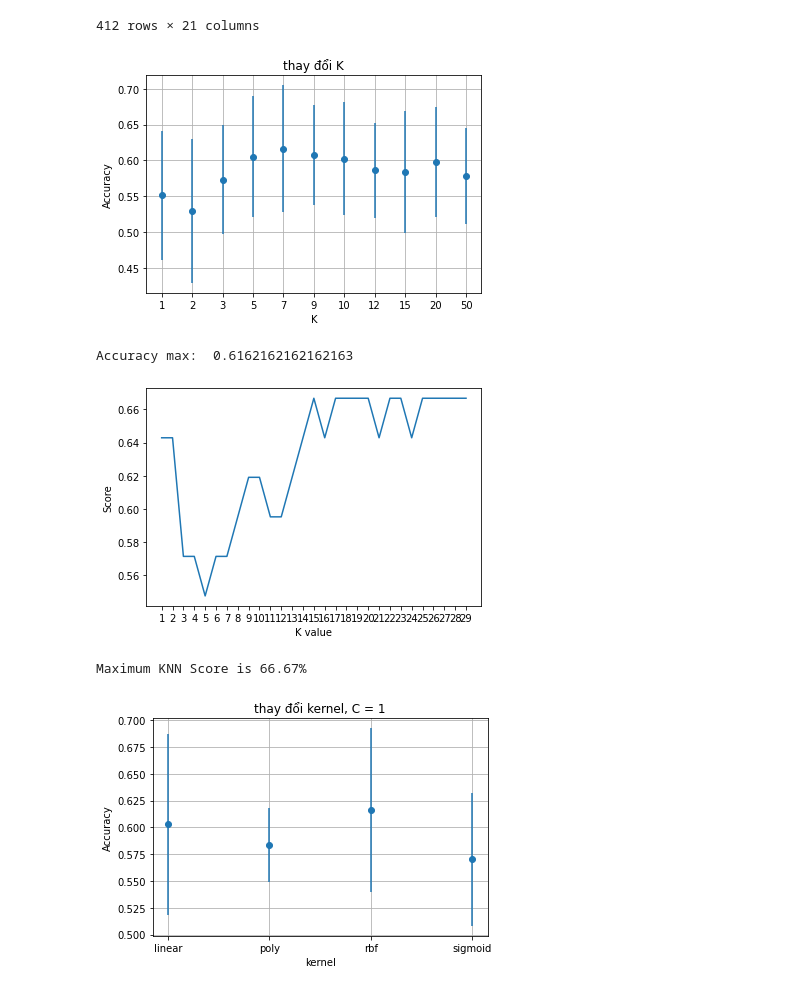
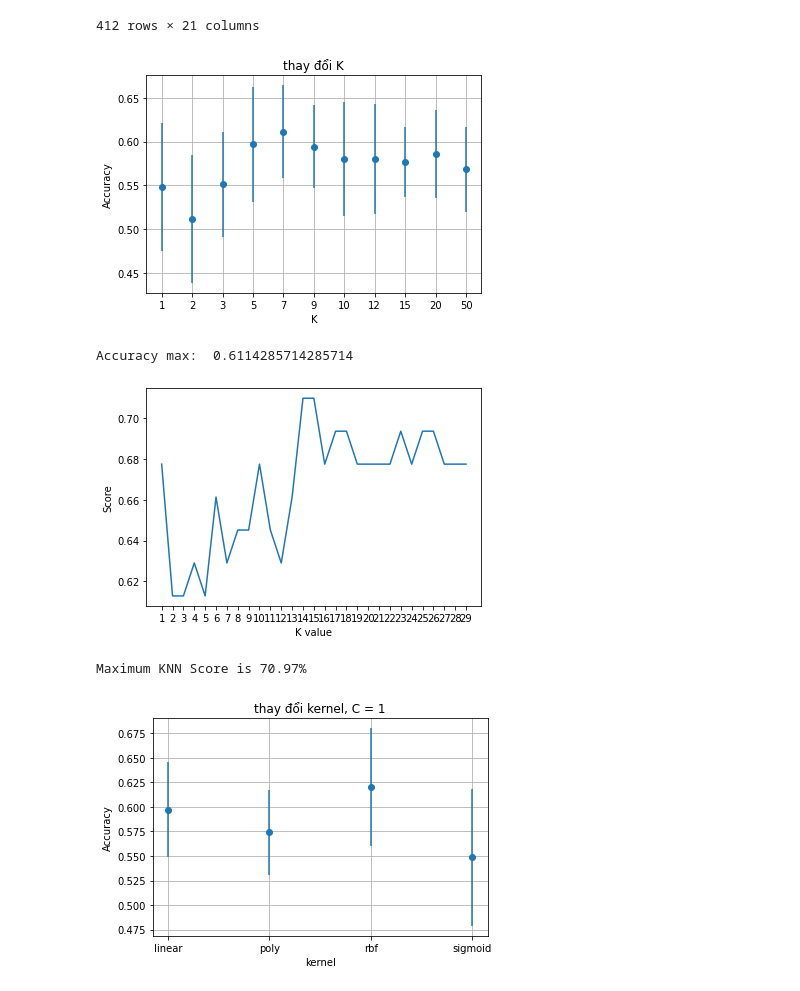
Before and after one commit to ddotu2612/BTL_MachineLearning, a Jupyter notebook: preprocessing/preprocessing_data_cirrhosis_disease.ipynb, the cells around one changed output. Drawn from its saved outputs; the diff is of its cells as text; code cells hidden in the pictures.

```diff
--- a/preprocessing/preprocessing_data_cirrhosis_disease.ipynb
+++ b/preprocessing/preprocessing_data_cirrhosis_disease.ipynb
@@ -519,7 +519,7 @@ from sklearn.model_selection import train_test_split
 from sklearn.neighbors import KNeighborsClassifier
 from tqdm import tqdm
 
-X_train, X_test, y_train, y_test = train_test_split(X_.values, y_.values, test_size=0.1, stratify=y_.values, random_state=10)
+X_train, X_test, y_train, y_test = train_test_split(X_.values, y_.values, test_size=0.15, stratify=y_.values, random_state=10)
 
 def cross_validation(estimator):
     _, train_scores, test_scores = learning_curve(estimator, X_train, y_train, cv=10, n_jobs=-1, train_sizes=[1.0, ], scoring="accuracy")
@@ -528,35 +528,35 @@ def cross_validation(estimator):
     return mean, std
 
 def plot(title, xlabel, X, Y, error, ylabel = "Accuracy"):
     plt.xlabel(xlabel)
     plt.title(title)
     plt.grid()
     plt.ylabel(ylabel)
     plt.errorbar(X, Y, error, linestyle='None', marker='o')
 
 title = "thay đổi K"
 xlabel = "K"
 X = []
 Y = []
 error = []
 
 for k in tqdm([1, 2, 3, 5, 7, 9, 10, 12, 15, 20, 50]):
     # Với từng giá trị k nhận được,
     # thực hiện xây dựng mô hình, huấn luyện và đánh giá theo cross-validation
     text_clf = KNeighborsClassifier(n_neighbors=k)
     # text_clf = SVC(C=k)
     mean, std = cross_validation(text_clf)
     X.append(str(k))
     Y.append(mean)
     error.append(std)
 
 # lưu kết quả ra file ảnh
 plot(title, xlabel, X, Y, error)
 plt.show()
 print('Accuracy max: ', max(Y))
 # %% [output]
-[figure, old version]
+[figure, new version]
-Accuracy max:  0.6162162162162163
+Accuracy max:  0.6114285714285714
 # %%
 # try ro find best k value với thư viện KNeighborsClassifier
 scoreList = []
@@ -574,8 +574,8 @@ plt.show()
 acc = max(scoreList) * 100
 print("Maximum KNN Score is {:.2f}%".format(acc))
 # %% [output]
-[figure, old version]
+[figure, new version]
-Maximum KNN Score is 66.67%
+Maximum KNN Score is 70.97%
 # %%
 from sklearn.svm import SVC
 
@@ -598,7 +598,7 @@ for kernel in tqdm(['linear', 'poly', 'rbf', 'sigmoid']):
 plot(title, xlabel, X, Y, error)
 plt.show()
 # %% [output]
-[figure, old version]
+[figure, new version]
 # %%
 title = "thay đổi C, kernel = linear"
 xlabel = "C"
```
Also changed, not shown: parts of 2 cells of this notebook.
